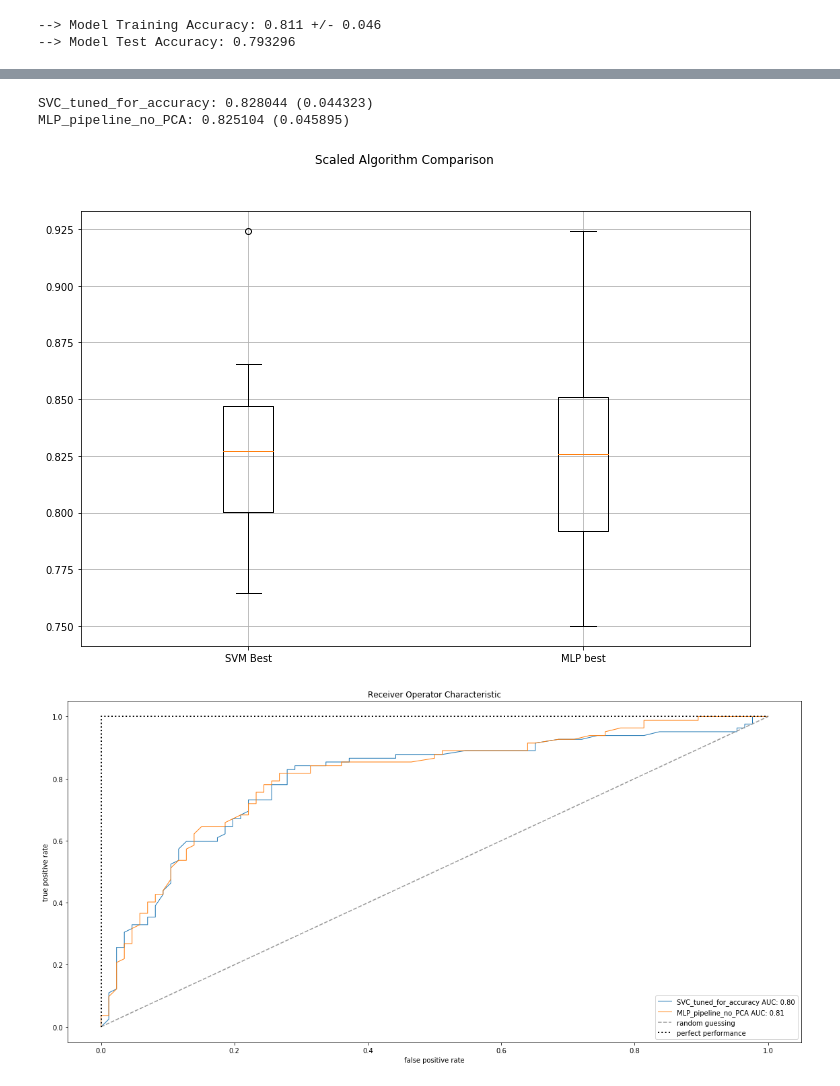
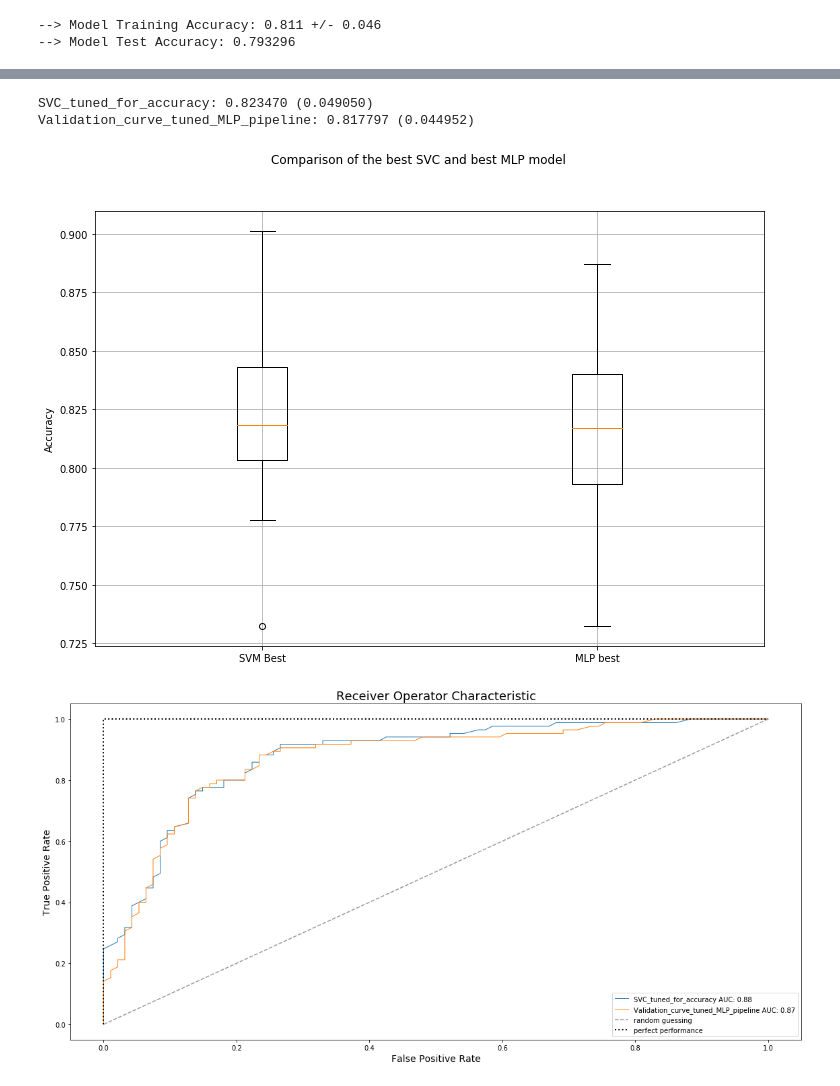
Before and after one commit to liivits/ML, a Jupyter notebook: MLHB-CHME0016_ZVWB0.ipynb, the cells around one changed output, grey strips where cells are left out. Drawn from its saved outputs; the diff is of its cells as text; code cells hidden in the pictures.

```diff
--- a/MLHB-CHME0016_ZVWB0.ipynb
+++ b/MLHB-CHME0016_ZVWB0.ipynb
@@ -1226,10 +1253,10 @@ Test scores: [0.64084989 0.82517027 0.82361122 0.81452098 0.82804427 0.65692261
 # %%
 #Re-runninung the MLP with the initial learning rate  and momentum values that gave the best accuracy
 pipe_MLP_2 = Pipeline([('scl', StandardScaler()),
-                       ('pca', PCA(n_components=1)),#not needed because most frequent class label used for prediction only
-                     ('MLP_2',MLPClassifier(hidden_layer_sizes=(10,10,10), activation='tanh', solver='sgd', alpha=0.0001,
+                       ('pca', PCA(n_components=2)),#not needed because most frequent class label used for prediction only
+                     ('MLP_2',MLPClassifier(hidden_layer_sizes=(25,25,25), activation='tanh', solver='sgd', alpha=0.0001,
                                             batch_size='auto', learning_rate='constant', learning_rate_init=0.01, power_t=0.5,
-                                            max_iter=200, shuffle=True, random_state=1, tol=0.0001, verbose=False,momentum=0.4))])
+                                            max_iter=200, shuffle=True, random_state=1, tol=0.0001, verbose=False,momentum=0.1))])
 
 #Fit the pipeline to the training data
 pipe_MLP_2.fit(X_train, y_train)
@@ -1347,7 +1375,7 @@ pipelines_comparison=[]
 pipelines_comparison.append(pipelines_SVC[1])
 # %%
 #Appending the best performing MLP model
-pipelines_comparison.append(pipelines_MLP[0])
+pipelines_comparison.append(pipelines_MLP[-1])
 # %%
 #Calculating the cross-validated accuracy scores for the best SVC and best MLP model
 results_final = []
@@ -1360,19 +1388,20 @@ for name, model in pipelines_comparison:
     msg = "%s: %f (%f)" % (name, cv_results.mean(), cv_results.std())
     print(msg)
 # %% [output]
-SVC_tuned_for_accuracy: 0.828044 (0.044323)
-MLP_pipeline_no_PCA: 0.825104 (0.045895)
+SVC_tuned_for_accuracy: 0.823470 (0.049050)
+Validation_curve_tuned_MLP_pipeline: 0.817797 (0.044952)
 # %%
 # Plotting boxplots of the best SVC and best MLP model
 fig = plt.figure(figsize=(12,8))
-fig.suptitle( 'Scaled Algorithm Comparison' )
+fig.suptitle( 'Comparison of the best SVC and best MLP model' )
 ax = fig.add_subplot(111)
 plt.boxplot(results_final)
+plt.ylabel('Accuracy')
 ax.set_xticklabels(('SVM Best', 'MLP best'))
 plt.grid(True)
 plt.show()
 # %% [output]
-[figure, old version]
+[figure, new version]
 # %%
 #Plotting the ROC curves for the best performing SVC and MLP models
 fig = plt.figure(figsize=(16, 8))
@@ -1407,12 +1436,12 @@ plt.plot([0, 0, 1],
 
 plt.xlim([-0.05, 1.05])
 plt.ylim([-0.05, 1.05])
-plt.xlabel('false positive rate')
-plt.ylabel('true positive rate')
-plt.title('Receiver Operator Characteristic')
+plt.xlabel('False Positive Rate',fontsize =14)
+plt.ylabel('True Positive Rate',fontsize =14)
+plt.title('Receiver Operator Characteristic',fontsize =18)
 plt.legend(loc="lower right")
 
 plt.tight_layout()
 plt.show()
 # %% [output]
-[figure, old version]
+[figure, new version]
```
Also changed, not shown: parts of 21 cells of this notebook, 1 other file.
